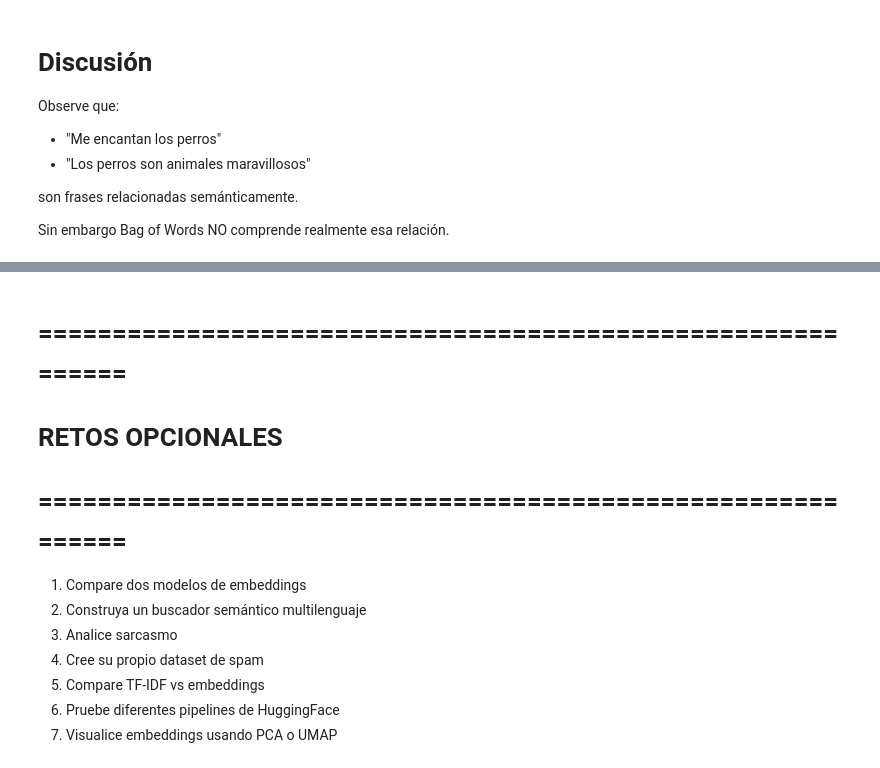
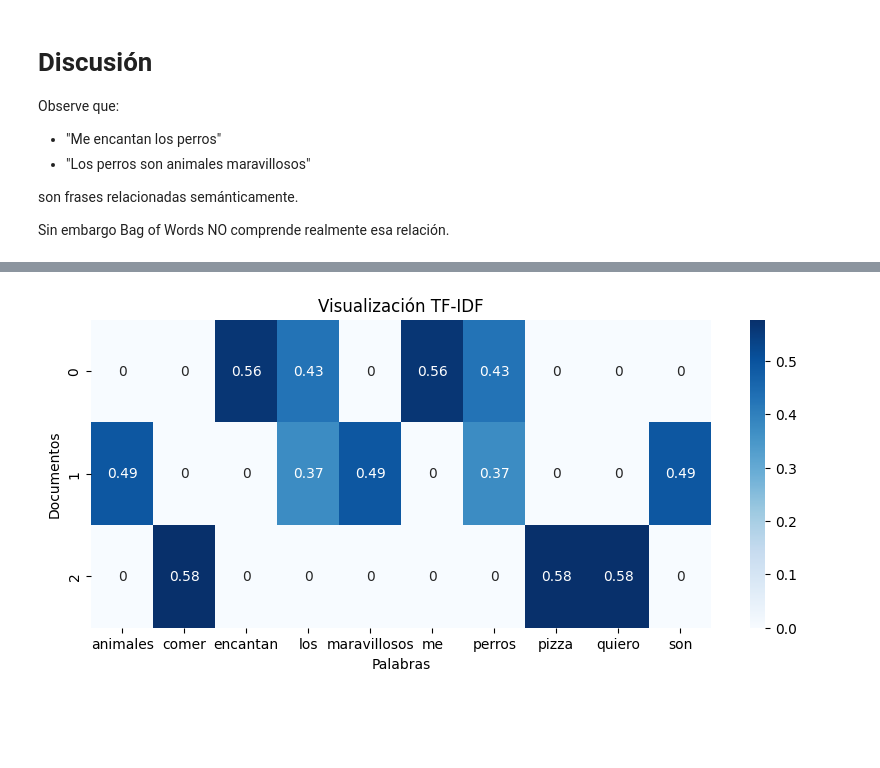
Before and after one commit to rscd27p/Curso_Inteligencia_Artificial_II_Fidelitas, a Jupyter notebook: Notebooks/01_Fundamentos_Modernos_PLN_LLMs.ipynb, the cells around one changed output, grey strips where cells are left out. Drawn from its saved outputs; the diff is of its cells as text; code cells hidden in the pictures; blank space fills up the shorter version.

```diff
--- a/Notebooks/01_Fundamentos_Modernos_PLN_LLMs.ipynb
+++ b/Notebooks/01_Fundamentos_Modernos_PLN_LLMs.ipynb
@@ -655,14 +1787,14 @@ Palabras muy frecuentes en TODOS los documentos reciben menor peso.
 # %%
-
 # ============================================================
-# TF-IDF
+# VISUALIZAR TF-IDF COMO DATAFRAME
 # ============================================================
 
-tfidf = TfidfVectorizer()
+# Convertir matriz TF-IDF en DataFrame
+# para visualizar valores más fácilmente.
 
-X_tfidf = tfidf.fit_transform(documentos)
-
-pd.DataFrame(
+df_tfidf = pd.DataFrame(
     X_tfidf.toarray(),
     columns=tfidf.get_feature_names_out()
 )
+
+df_tfidf
@@ -1101,13 +1806,22 @@ Comprender estas limitaciones es fundamental para cualquier ingeniero de IA mode
-# %% [markdown]
-
-# ============================================================
-# RETOS OPCIONALES
-# ============================================================
-
-1. Compare dos modelos de embeddings
-2. Construya un buscador semántico multilenguaje
-3. Analice sarcasmo
-4. Cree su propio dataset de spam
-5. Compare TF-IDF vs embeddings
-6. Pruebe diferentes pipelines de HuggingFace
-7. Visualice embeddings usando PCA o UMAP
+# %%
+# ============================================================
+# HEATMAP DE TF-IDF
+# ============================================================
+
+# Visualizar importancia de palabras utilizando heatmap
+
+plt.figure(figsize=(10,4))
+
+sns.heatmap(
+    df_tfidf,
+    annot=True,
+    cmap="Blues"
+)
+
+plt.title("Visualización TF-IDF")
+plt.xlabel("Palabras")
+plt.ylabel("Documentos")
+
+plt.show()
+# %% [output]
+[figure, added]
```
Also changed, not shown: parts of 73 cells of this notebook.
